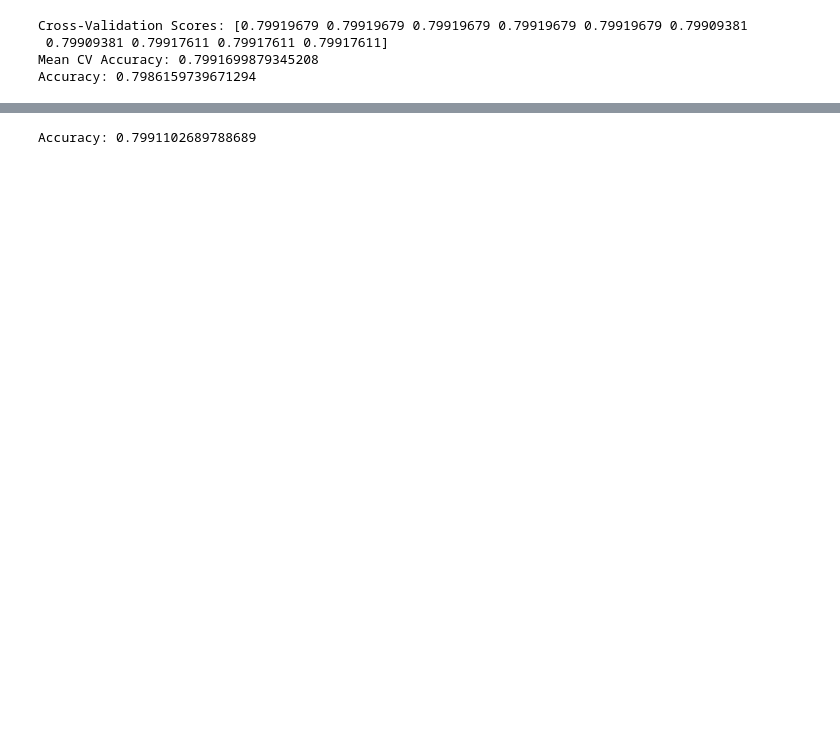
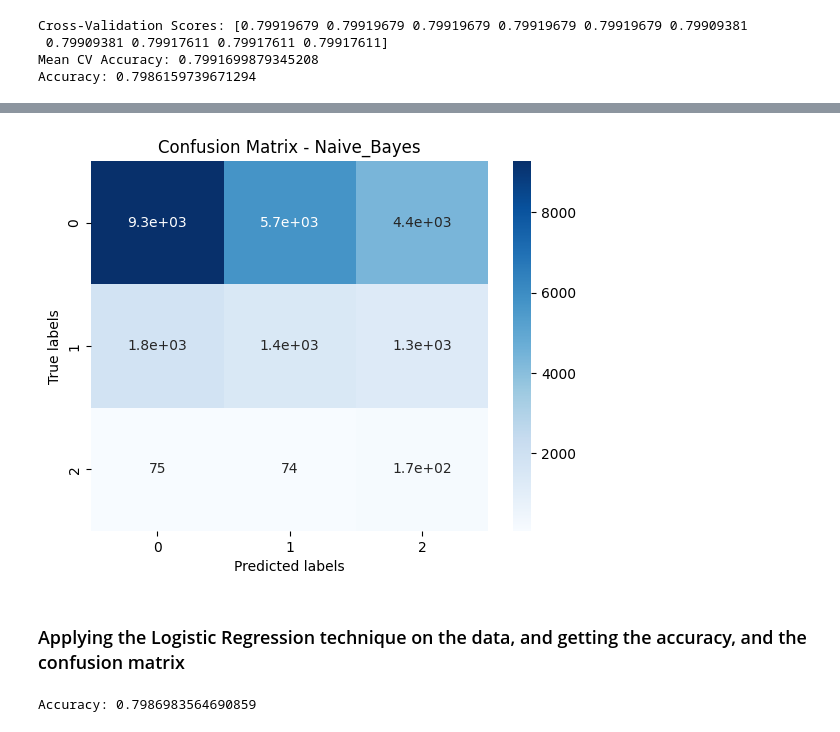
Before and after one commit to ahmadabuzaiid/Classification_Project, a Jupyter notebook: Classification_Project_ML_Module.ipynb, the cells around one changed output, grey strips where cells are left out. Drawn from its saved outputs; the diff is of its cells as text; code cells hidden in the pictures; blank space fills up the shorter version.

```diff
--- a/Classification_Project_ML_Module.ipynb
+++ b/Classification_Project_ML_Module.ipynb
@@ -71,9 +101,20 @@ Accuracy: 0.4652551797998105
+# %%
+knn_cm = confusion_matrix(y_test, y_pred)
+sns.heatmap(knn_cm, annot=True, cmap="Blues")
+plt.title("Confusion Matrix - Naive_Bayes")
+plt.xlabel("Predicted labels")
+plt.ylabel("True labels")
+plt.show()
+# %% [output]
+[figure, added]
+# %% [markdown]
+### Applying the Logistic Regression technique on the data, and getting the accuracy, and the confusion matrix
 # %%
-X_train, X_test, y_train, y_test = train_test_split(X, y, test_size=0.2)
 logreg = LogisticRegression(max_iter=1000)
 logreg.fit(X_train, y_train)
 y_pred = logreg.predict(X_test)
 accuracy = accuracy_score(y_test, y_pred)
+accuray_arr.append(accuracy)
 print("Accuracy:", accuracy)
 # %% [output]
-Accuracy: 0.7991102689788689
+Accuracy: 0.7986983564690859
```
Also changed, not shown: parts of 21 cells of this notebook, 1 other file.
